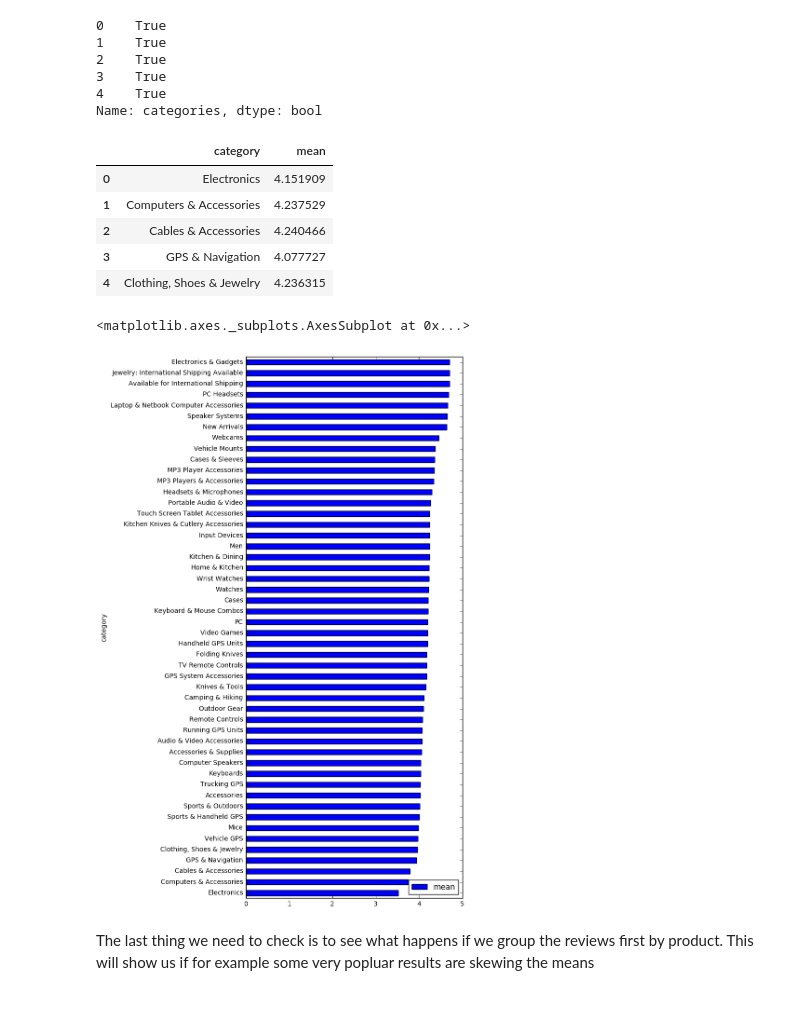
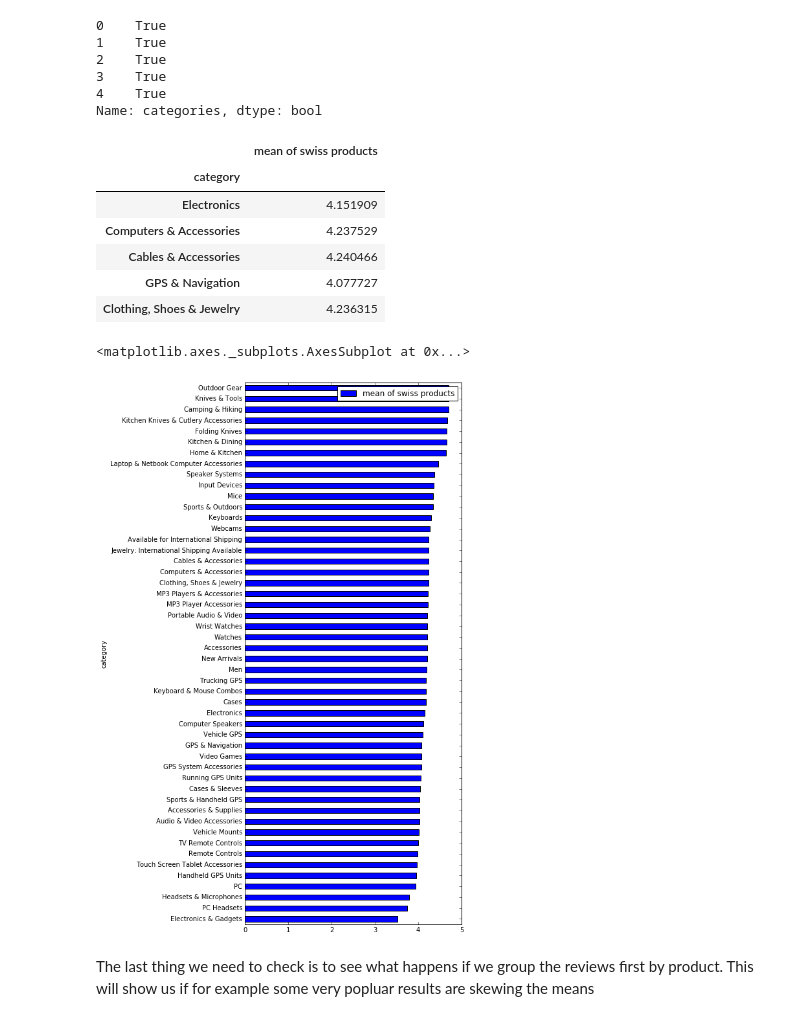
Before and after one commit to bojanp94/ADAProject, a Jupyter notebook: swiss products.ipynb, the cells around one changed output. Drawn from its saved outputs; the diff is of its cells as text; code cells hidden in the pictures.

Commit message:
graphs

```diff
--- a/swiss products.ipynb
+++ b/swiss products.ipynb
@@ -21,8 +21,16 @@ def transformToList(x):
     return newList
 
 
-swissDF['categories'] = swissDF['categories'].apply(lambda x: x.split("'"))
-swissDF['categories'] = swissDF['categories'].apply(lambda x : transformToList(x))
+def transformCategories(df):
+    if 'Unnamed: 0' in df:
+        df.drop('Unnamed: 0', axis=1, inplace=True)
+    df = df[df.categories.notnull()]
+    df['categories'] = df['categories'].apply(lambda x: x.split("'"))
+    df['categories'] = df['categories'].apply(lambda x : transformToList(x))
+    return df
+
+
+swissDF = transformCategories(swissDF)
 # %% [markdown]
 One of the first thing we'll need to do is transform the categories, which are a string right now, into a list of string.
 # %%
@@ -169,22 +177,24 @@ res = categoriesCount.keys().to_series().map(lambda c: swissDF[flat.contains(c)]
 # %%
 res = res.reset_index(drop=False)
 # %%
-res.columns = ['category', 'mean']
+res.columns = ['category', 'mean of swiss products']
 # %%
+res = res.set_index(['category'])
 res.head()
 # %% [output]
-|  | category | mean |
-| 0 | Electronics | 4.151909 |
-| 1 | Computers & Accessories | 4.237529 |
-| 2 | Cables & Accessories | 4.240466 |
-| 3 | GPS & Navigation | 4.077727 |
-| 4 | Clothing, Shoes & Jewelry | 4.236315 |
+|  | mean of swiss products |
+| category |  |
+| Electronics | 4.151909 |
+| Computers & Accessories | 4.237529 |
+| Cables & Accessories | 4.240466 |
+| GPS & Navigation | 4.077727 |
+| Clothing, Shoes & Jewelry | 4.236315 |
 # %%
-res.sort_values(by='mean',ascending=True).plot.barh(x = res.category, figsize=(6,15))
+res.sort_values(by='mean of swiss products',ascending=True).plot.barh(figsize=(6,15))
 #TODO plot international products of same category on the side + maths on correlations
 # %% [output]
 <matplotlib.axes._subplots.AxesSubplot at 0x...>
-[figure, old version]
+[figure, new version]
 # %% [markdown]
 The last thing we need to check is to see what happens if we group the reviews first by product. This will show us if for example some very popluar results are skewing the means
 # %%
```
Also changed, not shown: parts of 39 cells of this notebook, 2 other files.
